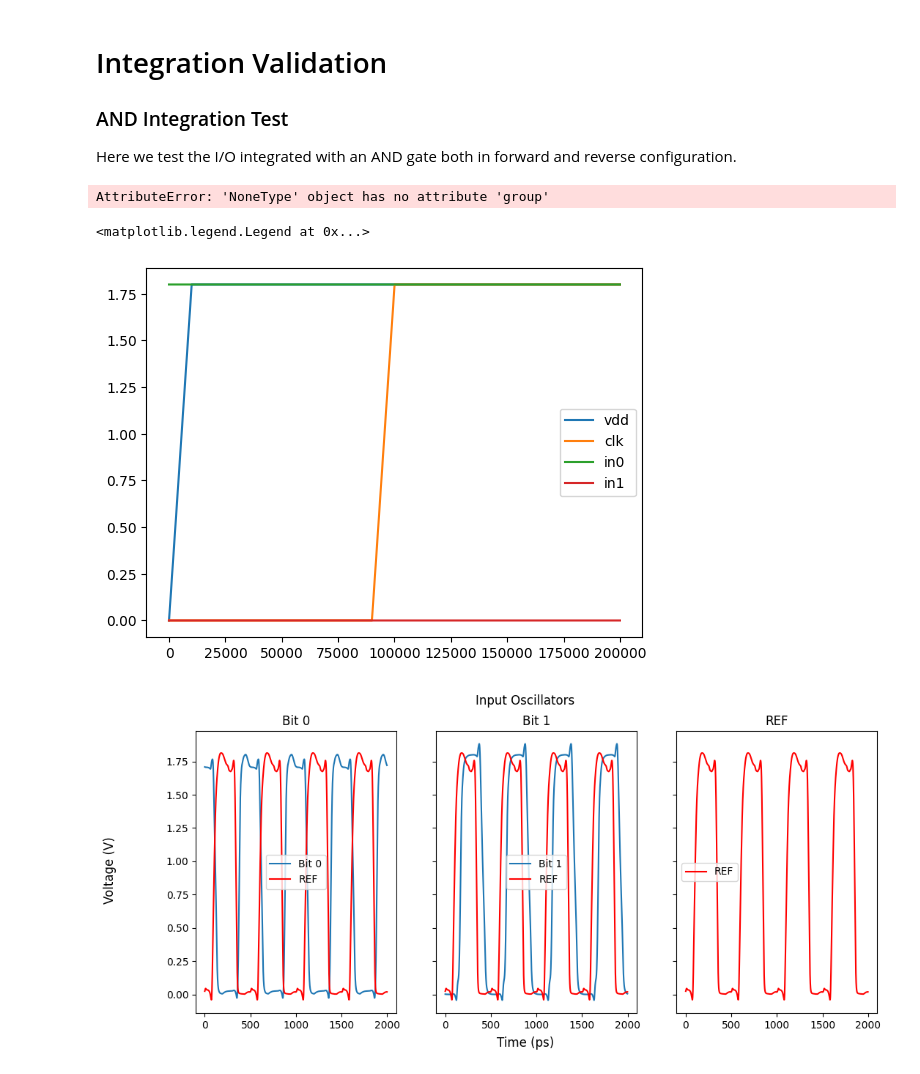
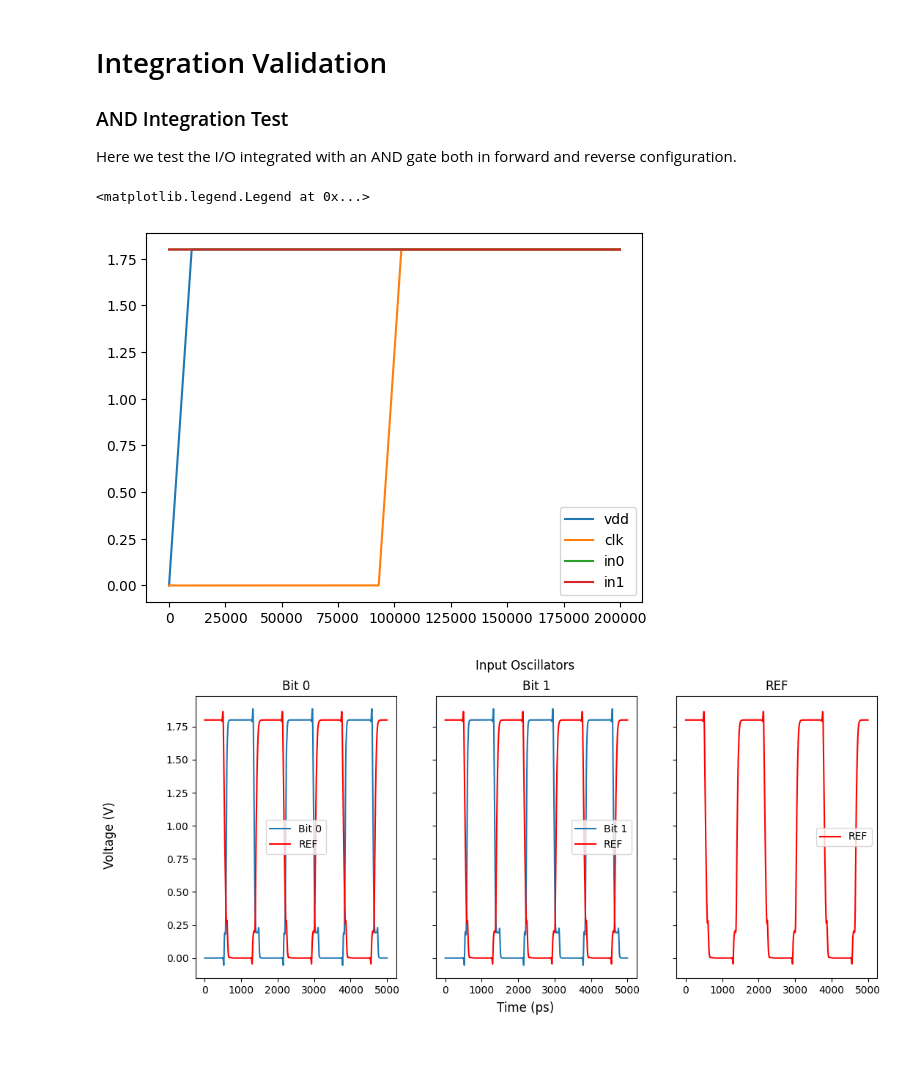
Before and after one commit to ThomasPluck/wobblchip, a Jupyter notebook: sim/integration_validation.ipynb, the cells around one changed output. Cells and saved outputs as stored; diff of their text form; code cells hidden in the pictures.

```diff
--- a/sim/integration_validation.ipynb
+++ b/sim/integration_validation.ipynb
@@ -33,7 +33,7 @@ class oAND_Sim:
         )(p=VDD,n=VSS)
         CLK = h.Signal()
         clk = h.PulseVoltageSource(
-            delay=90*n,
+            delay=93*n,
             v1=0,
             v2=1.8,
             period=0,
@@ -48,7 +48,7 @@ class oAND_Sim:
         stages = 9
 
         # Instantiate input vsources and oscillators and output phase detector
-        DIGITAL_IN = digital_signal(width=2,inp=1)(VSS=VSS)
+        DIGITAL_IN = digital_signal(width=2,inp=3)(VSS=VSS)
         IN  = gen_in_osc(stages=stages,n_bits=2)(VSS=VSS, VDD=VDD,REF=REF,IN=DIGITAL_IN.vout)
 
         # Instantiate AND gate
@@ -66,15 +66,13 @@ class oAND_Sim:
     )
 
 opts = vsp.SimOptions(
-        simulator=vsp.SupportedSimulators.NGSPICE,
+    simulator=vsp.SupportedSimulators.NGSPICE,
         fmt=vsp.ResultFormat.SIM_DATA,
         rundir="./scratch",
     )
 
 rv = oAND_Sim.run(opts)
 op = rv[vsp.sim_data.AnalysisType.TRAN]
-# %% [output]
-AttributeError: 'NoneType' object has no attribute 'group'
 # %%
 import matplotlib.pyplot as plt
 
@@ -85,38 +83,38 @@ plt.plot(op.data['v(xtop.digital_in_vout_1)'])
 plt.legend(['vdd', 'clk', 'in0', 'in1'])
 # %% [output]
 <matplotlib.legend.Legend at 0x...>
-[figure, old version]
+[figure, new version]
 # %%
 import matplotlib.pyplot as plt
 
 fig, axs = plt.subplots(1, 3, figsize=(12, 5), sharex=True, sharey=True) # Increased the width
 
-start = -2000
-stop = -1
+start = -20000
+stop = -15000
 
 axs[0].plot(op.data['v(xtop.in_out_0)'][start:stop])
 axs[0].plot(op.data['v(xtop.ref)'][start:stop],color='red')
 axs[0].legend(['Bit 0','REF'])
 axs[0].set_title('Bit 0')
 
 axs[1].plot(op.data['v(xtop.in_out_1)'][start:stop])
 axs[1].plot(op.data['v(xtop.ref)'][start:stop],color='red')
 axs[1].legend(['Bit 1','REF'])
 axs[1].set_title('Bit 1')
 
 # Create a new subplot for REF
 axs[2].plot(op.data['v(xtop.ref)'][start:stop],color='red')
 axs[2].legend(['REF'])
 axs[2].set_title('REF')
 
 plt.suptitle('Input Oscillators')
 
 fig.supxlabel('Time (ps)')
 fig.supylabel('Voltage (V)')
 
 plt.show()
 # %% [output]
-[figure, old version]
+[figure, new version]
 # %%
 plt.plot(op.data['v(xtop.aout)'][start:stop])
 plt.plot(op.data['v(xtop.ref)'][start:stop],color='red')
```
Also changed, not shown: parts of 1 cell of this notebook, 6 other files.
